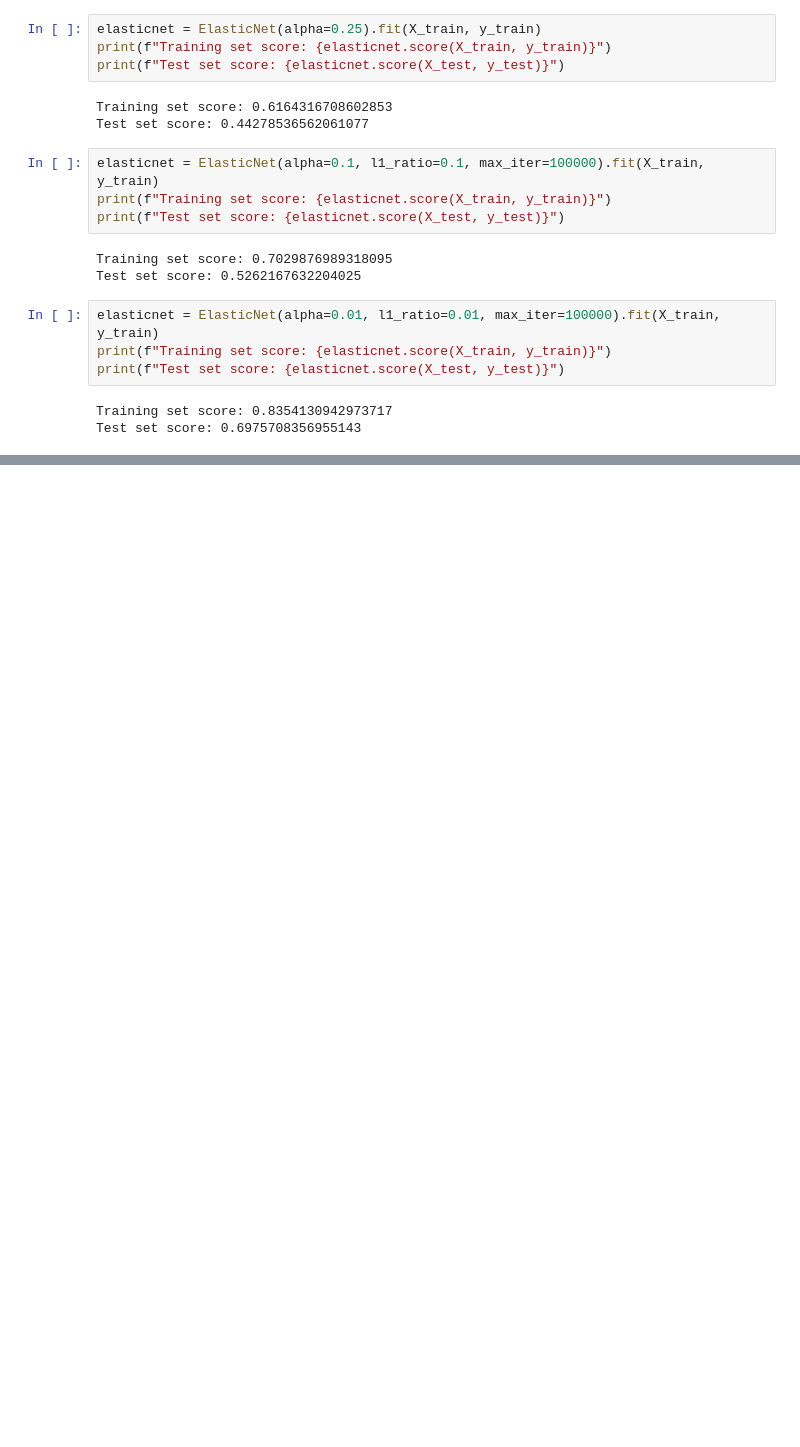
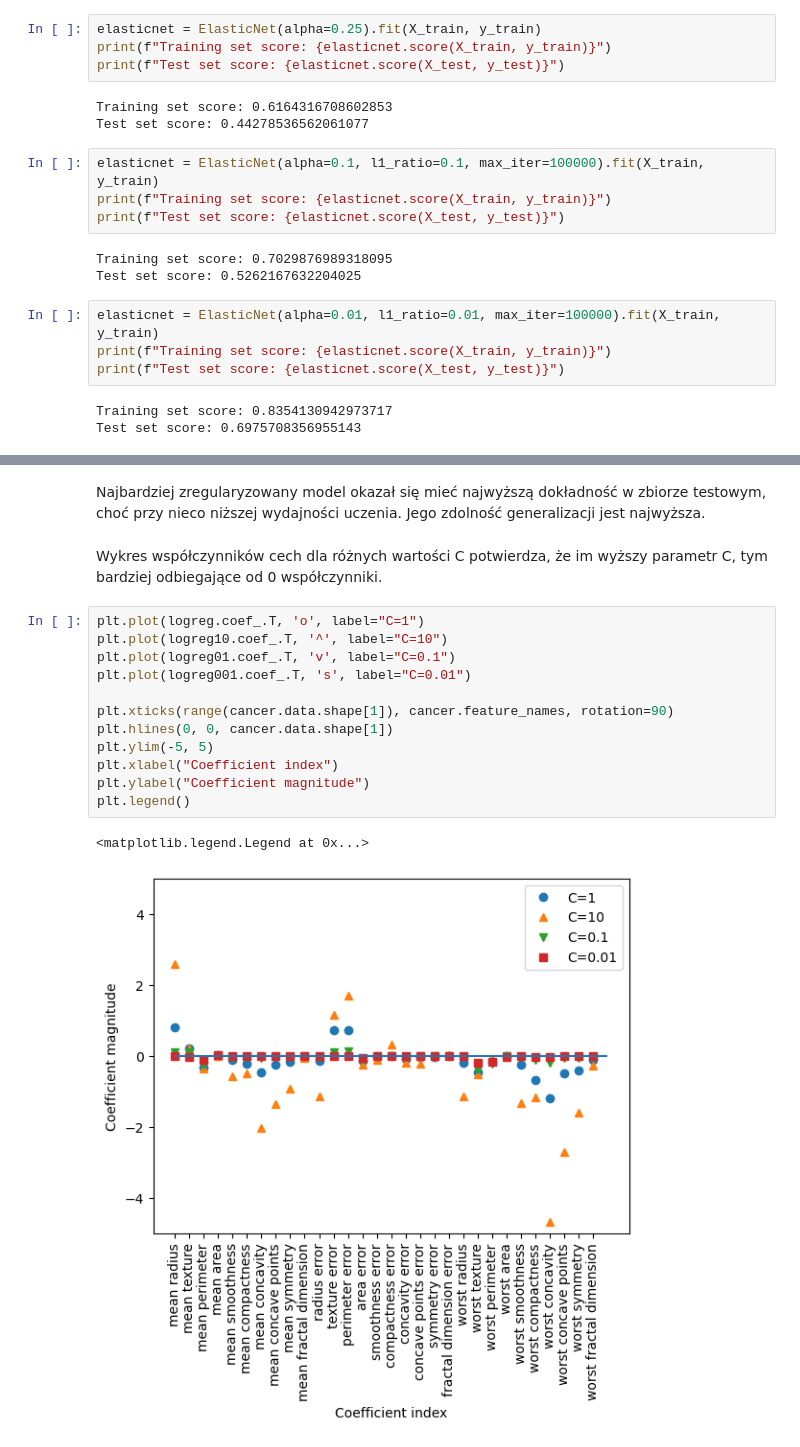
Before and after one commit to jakubtwalczak/Muller_Guido_Introduction_to_ML, a Jupyter notebook: Rozdział_2_uczenie_nadzorowane_cz_1.ipynb, the cells around one changed output, grey strips where cells are left out. Cells and saved outputs as stored; diff of their text form; blank space fills up the shorter version.

```diff
--- a/Rozdział_2_uczenie_nadzorowane_cz_1.ipynb
+++ b/Rozdział_2_uczenie_nadzorowane_cz_1.ipynb
@@ -551,0 +635,19 @@ Test set score: 0.6975708356955143
+# %% [markdown]
+Najbardziej zregularyzowany model okazał się mieć najwyższą dokładność w zbiorze testowym, choć przy nieco niższej wydajności uczenia. Jego zdolność generalizacji jest najwyższa.
+# %% [markdown]
+Wykres współczynników cech dla różnych wartości C potwierdza, że im wyższy parametr C, tym bardziej odbiegające od 0 współczynniki.
+# %%
+plt.plot(logreg.coef_.T, 'o', label="C=1")
+plt.plot(logreg10.coef_.T, '^', label="C=10")
+plt.plot(logreg01.coef_.T, 'v', label="C=0.1")
+plt.plot(logreg001.coef_.T, 's', label="C=0.01")
+
+plt.xticks(range(cancer.data.shape[1]), cancer.feature_names, rotation=90)
+plt.hlines(0, 0, cancer.data.shape[1])
+plt.ylim(-5, 5)
+plt.xlabel("Coefficient index")
+plt.ylabel("Coefficient magnitude")
+plt.legend()
+# %% [output]
+<matplotlib.legend.Legend at 0x...>
+[figure, added]
```
Also changed, not shown: parts of 27 cells of this notebook.
